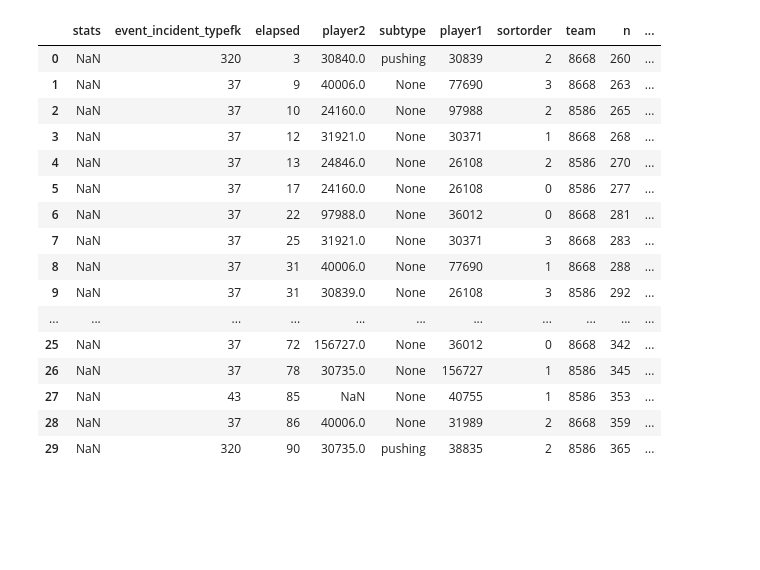
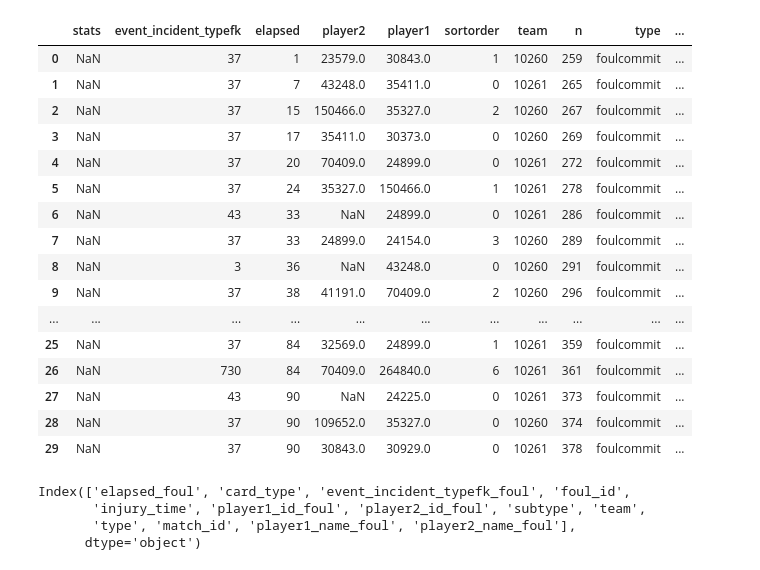
Before and after one commit to kcelebi/euro-football-officials-ML, a Jupyter notebook: pysrc/EDA_v1.ipynb, the cells around one changed output. Drawn from its saved outputs; the diff is of its cells as text; code cells hidden in the pictures; blank space fills up the shorter version.

```diff
--- a/pysrc/EDA_v1.ipynb
+++ b/pysrc/EDA_v1.ipynb
@@ -40,22 +15,22 @@ list(np.unique(cols))
-# %%
-index = 999
-xml = db.match_team['foulcommit'].iloc[index]
-pd.read_xml(xml)
-# %% [output]
-|  | stats | event_incident_typefk | elapsed | player2 | subtype | player1 | sortorder | team | n | ... |
-| 0 | NaN | 320 | 3 | 30840.0 | pushing | 30839 | 2 | 8668 | 260 | ... |
-| 1 | NaN | 37 | 9 | 40006.0 | None | 77690 | 3 | 8668 | 263 | ... |
-| 2 | NaN | 37 | 10 | 24160.0 | None | 97988 | 2 | 8586 | 265 | ... |
-| 3 | NaN | 37 | 12 | 31921.0 | None | 30371 | 1 | 8668 | 268 | ... |
-| 4 | NaN | 37 | 13 | 24846.0 | None | 26108 | 2 | 8586 | 270 | ... |
-| 5 | NaN | 37 | 17 | 24160.0 | None | 26108 | 0 | 8586 | 277 | ... |
-| 6 | NaN | 37 | 22 | 97988.0 | None | 36012 | 0 | 8668 | 281 | ... |
-| 7 | NaN | 37 | 25 | 31921.0 | None | 30371 | 3 | 8668 | 283 | ... |
-| 8 | NaN | 37 | 31 | 40006.0 | None | 77690 | 1 | 8668 | 288 | ... |
-| 9 | NaN | 37 | 31 | 30839.0 | None | 26108 | 3 | 8586 | 292 | ... |
-| ... | ... | ... | ... | ... | ... | ... | ... | ... | ... | ... |
-| 25 | NaN | 37 | 72 | 156727.0 | None | 36012 | 0 | 8668 | 342 | ... |
-| 26 | NaN | 37 | 78 | 30735.0 | None | 156727 | 1 | 8586 | 345 | ... |
-| 27 | NaN | 43 | 85 | NaN | None | 40755 | 1 | 8586 | 353 | ... |
-| 28 | NaN | 37 | 86 | 40006.0 | None | 31989 | 2 | 8668 | 359 | ... |
-| 29 | NaN | 320 | 90 | 30735.0 | pushing | 38835 | 2 | 8586 | 365 | ... |
+# %%
+xml = db.match_team['foulcommit'].iloc[3]
+foul_df = pd.read_xml(xml)
+### investigagte what goes on here!
+# %% [output]
+|  | stats | event_incident_typefk | elapsed | player2 | player1 | sortorder | team | n | type | ... |
+| 0 | NaN | 37 | 1 | 23579.0 | 30843.0 | 1 | 10260 | 259 | foulcommit | ... |
+| 1 | NaN | 37 | 7 | 43248.0 | 35411.0 | 0 | 10261 | 265 | foulcommit | ... |
+| 2 | NaN | 37 | 15 | 150466.0 | 35327.0 | 2 | 10260 | 267 | foulcommit | ... |
+| 3 | NaN | 37 | 17 | 35411.0 | 30373.0 | 0 | 10260 | 269 | foulcommit | ... |
+| 4 | NaN | 37 | 20 | 70409.0 | 24899.0 | 0 | 10261 | 272 | foulcommit | ... |
+| 5 | NaN | 37 | 24 | 35327.0 | 150466.0 | 1 | 10261 | 278 | foulcommit | ... |
+| 6 | NaN | 43 | 33 | NaN | 24899.0 | 0 | 10261 | 286 | foulcommit | ... |
+| 7 | NaN | 37 | 33 | 24899.0 | 24154.0 | 3 | 10260 | 289 | foulcommit | ... |
+| 8 | NaN | 3 | 36 | NaN | 43248.0 | 0 | 10260 | 291 | foulcommit | ... |
+| 9 | NaN | 37 | 38 | 41191.0 | 70409.0 | 2 | 10260 | 296 | foulcommit | ... |
+| ... | ... | ... | ... | ... | ... | ... | ... | ... | ... | ... |
+| 25 | NaN | 37 | 84 | 32569.0 | 24899.0 | 1 | 10261 | 359 | foulcommit | ... |
+| 26 | NaN | 730 | 84 | 70409.0 | 264840.0 | 6 | 10261 | 361 | foulcommit | ... |
+| 27 | NaN | 43 | 90 | NaN | 24225.0 | 0 | 10261 | 373 | foulcommit | ... |
+| 28 | NaN | 37 | 90 | 109652.0 | 35327.0 | 0 | 10260 | 374 | foulcommit | ... |
+| 29 | NaN | 37 | 90 | 30843.0 | 30929.0 | 0 | 10261 | 378 | foulcommit | ... |
@@ -61,0 +48,7 @@ pd.read_xml(xml)
+# %%
+df1.columns
+# %% [output]
+Index(['elapsed_foul', 'card_type', 'event_incident_typefk_foul', 'foul_id',
+       'injury_time', 'player1_id_foul', 'player2_id_foul', 'subtype', 'team',
+       'type', 'match_id', 'player1_name_foul', 'player2_name_foul'],
+      dtype='object')
```
Also changed, not shown: parts of 7 cells of this notebook, 1 other file.
